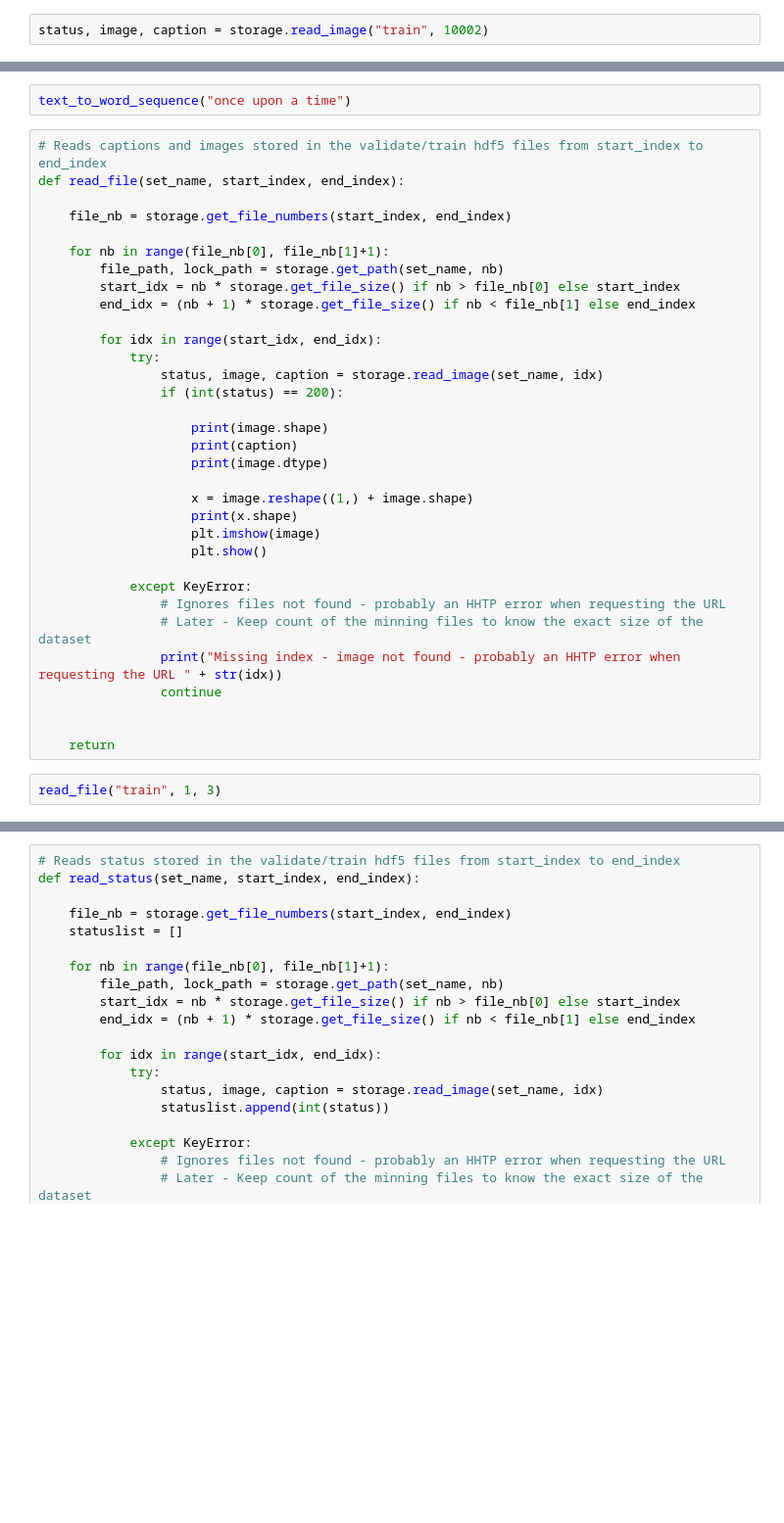
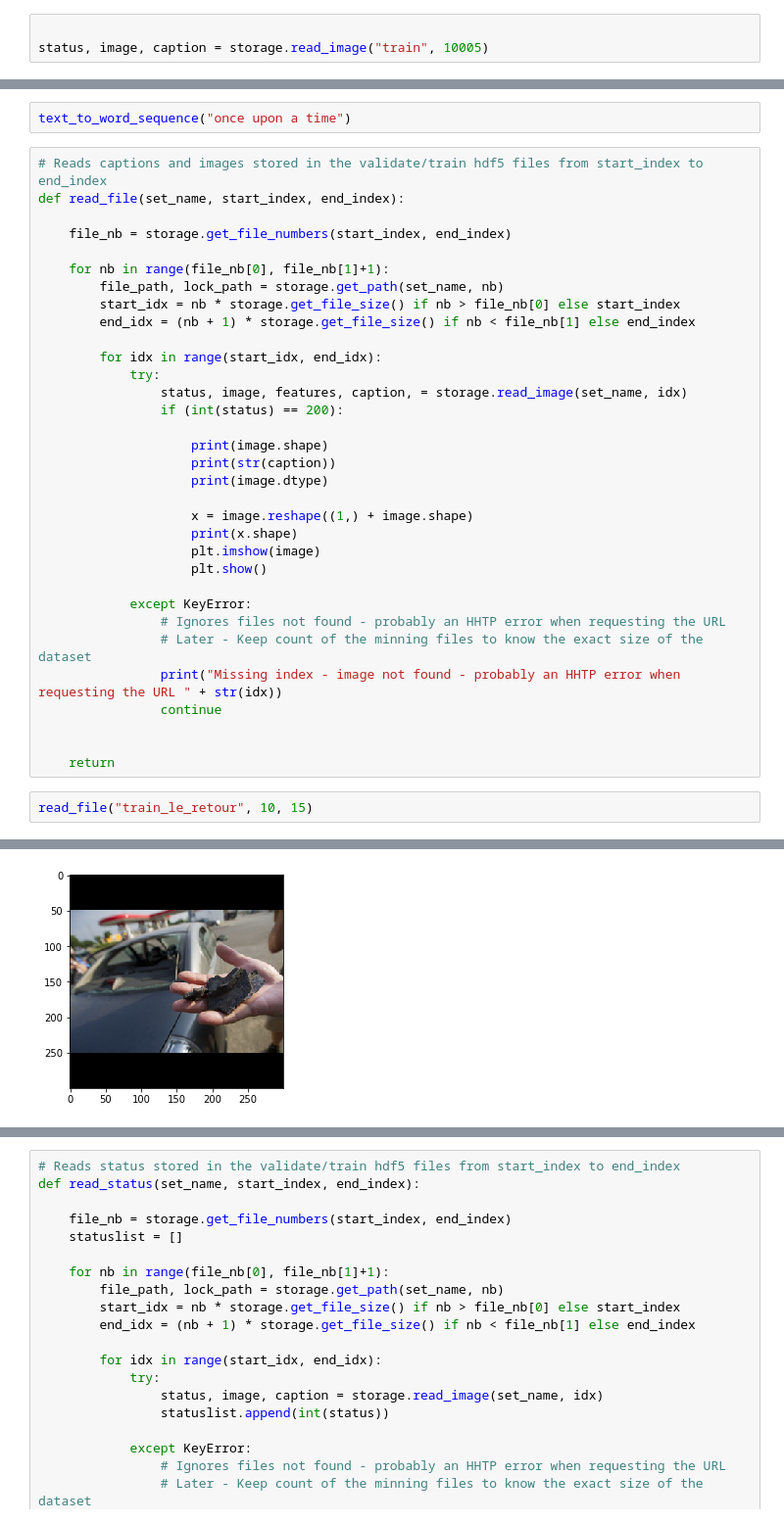
Before and after one commit to npepin-hub/capstone-prototype, a Jupyter notebook: src/test.ipynb, the cells around one changed output, grey strips where cells are left out. Shown at 98% size. Saved outputs shown, nothing was run; the diff lists cells and outputs as text; blank space fills up the shorter version.

```diff
--- a/src/test.ipynb
+++ b/src/test.ipynb
@@ -82,5 +76,6 @@ a silhouette of a young girl wearing a large summer hat , standing with arm exte
 # %%
-status, image, caption = storage.read_image("train", 10002)
+
+status, image, caption = storage.read_image("train", 10005)
 # %%
 image.shape
 # %%
@@ -127,11 +123,11 @@ def read_file(set_name, start_index, end_index):
 
         for idx in range(start_idx, end_idx):
             try:
-                status, image, caption = storage.read_image(set_name, idx)
+                status, image, features, caption, = storage.read_image(set_name, idx)
                 if (int(status) == 200):
 
                     print(image.shape)
-                    print(caption)
+                    print(str(caption))
                     print(image.dtype)
 
                     x = image.reshape((1,) + image.shape)
@@ -147,5 +143,6 @@ def read_file(set_name, start_index, end_index):
 
 
     return
-# %%
-read_file("train", 1, 3)
+# %%
+read_file("train_le_retour", 10, 15)
+# %% [output]
@@ -151,0 +160 @@ read_file("train", 1, 3)
+[figure, added]
```
Also changed, not shown: parts of 10 cells of this notebook, 20 other files.
